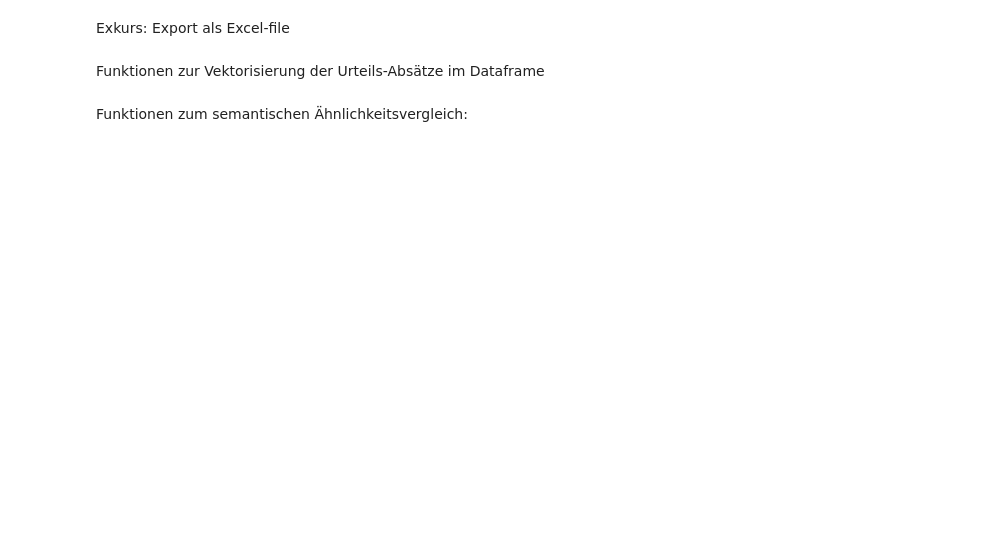
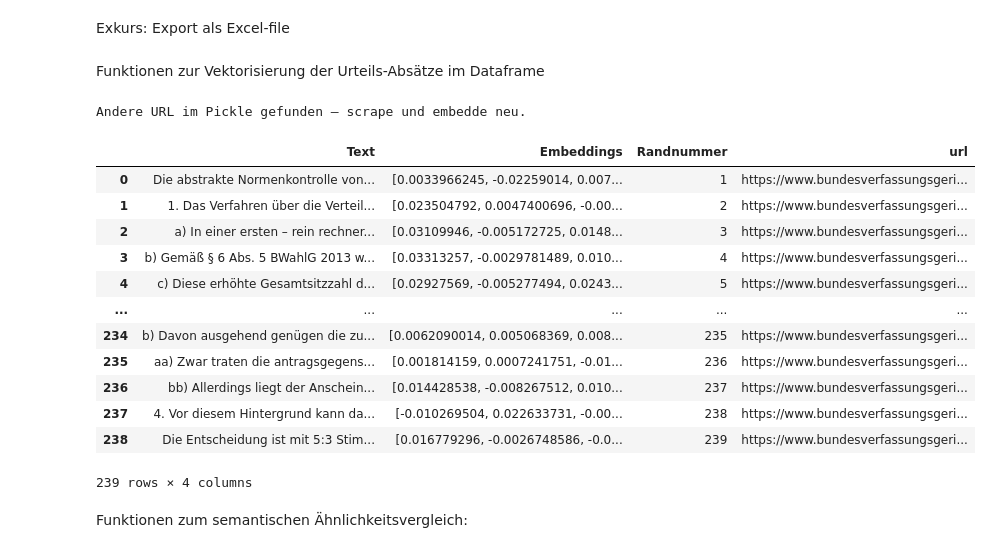
Before and after one commit to timleibold/AI_for_lawyers, a Jupyter notebook: 04_bverfg_rag/02_bverfg_rag_api.ipynb, the cells around one changed output. Saved outputs shown, nothing was run; the diff lists cells and outputs as text; code cells hidden in the pictures; blank space fills up the shorter version.

```diff
--- a/04_bverfg_rag/02_bverfg_rag_api.ipynb
+++ b/04_bverfg_rag/02_bverfg_rag_api.ipynb
@@ -213,9 +229,24 @@ def get_or_build_rag_dataframe( # Hauptfunktion, die prüft, ob ein Pickle mit d
     )
 # %%
 #debugging: Test der Komplettpipeline zum Laden, Parsen, Vektorisieruen und Speichern der BVerfG-Entscheidung
-url = "https://www.bundesverfassungsgericht.de/SharedDocs/Entscheidungen/DE/2025/03/rs20250326_2bvr150520.html"
+url = "https://www.bundesverfassungsgericht.de/SharedDocs/Entscheidungen/DE/2023/11/fs20231129_2bvf000121.html?nn=68020"
 df = get_or_build_rag_dataframe(url, model=EMBED_MODEL, batch_size=16)
 df
+# %% [output]
+Andere URL im Pickle gefunden – scrape und embedde neu.
+|  | Text | Embeddings | Randnummer | url |
+| 0 | Die abstrakte Normenkontrolle von... | [0.0033966245, -0.02259014, 0.007... | 1 | https://www.bundesverfassungsgeri... |
+| 1 | 1. Das Verfahren über die Verteil... | [0.023504792, 0.0047400696, -0.00... | 2 | https://www.bundesverfassungsgeri... |
+| 2 | a) In einer ersten – rein rechner... | [0.03109946, -0.005172725, 0.0148... | 3 | https://www.bundesverfassungsgeri... |
+| 3 | b) Gemäß § 6 Abs. 5 BWahlG 2013 w... | [0.03313257, -0.0029781489, 0.010... | 4 | https://www.bundesverfassungsgeri... |
+| 4 | c) Diese erhöhte Gesamtsitzzahl d... | [0.02927569, -0.005277494, 0.0243... | 5 | https://www.bundesverfassungsgeri... |
+| ... | ... | ... | ... | ... |
+| 234 | b) Davon ausgehend genügen die zu... | [0.0062090014, 0.005068369, 0.008... | 235 | https://www.bundesverfassungsgeri... |
+| 235 | aa) Zwar traten die antragsgegens... | [0.001814159, 0.0007241751, -0.01... | 236 | https://www.bundesverfassungsgeri... |
+| 236 | bb) Allerdings liegt der Anschein... | [0.014428538, -0.008267512, 0.010... | 237 | https://www.bundesverfassungsgeri... |
+| 237 | 4. Vor diesem Hintergrund kann da... | [-0.010269504, 0.022633731, -0.00... | 238 | https://www.bundesverfassungsgeri... |
+| 238 | Die Entscheidung ist mit 5:3 Stim... | [0.016779296, -0.0026748586, -0.0... | 239 | https://www.bundesverfassungsgeri... |
+239 rows × 4 columns
 # %% [markdown]
 Funktionen zum semantischen Ähnlichkeitsvergleich:
 # %%
```
Also changed, not shown: parts of 5 cells of this notebook, 6 other files.
